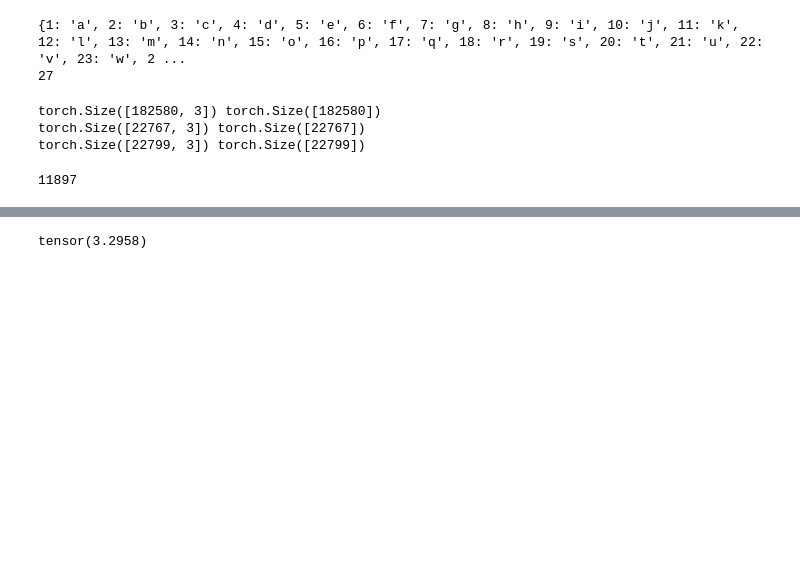
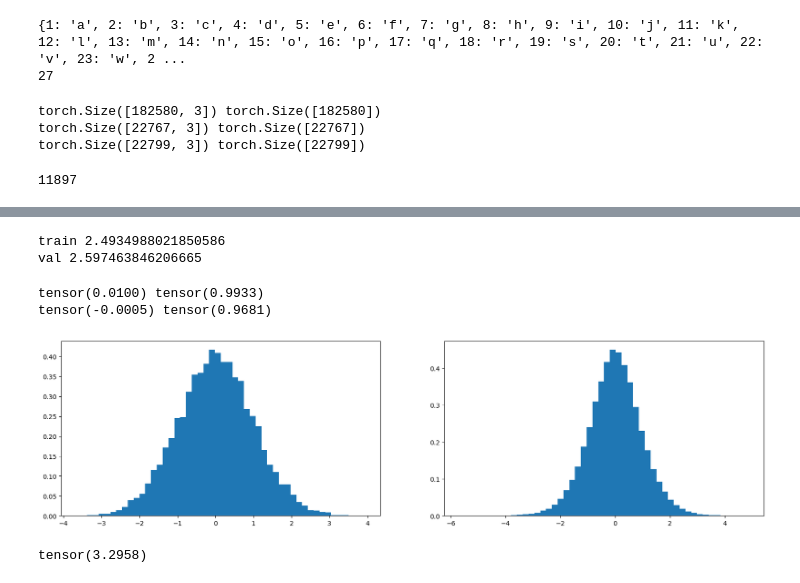
Before and after one commit to lopez-jose/makemore_mlp2, a Jupyter notebook: build_makemore_pt3.ipynb, the cells around one changed output, grey strips where cells are left out. Drawn from its saved outputs; the diff is of its cells as text; code cells hidden in the pictures; blank space fills up the shorter version.

```diff
--- a/build_makemore_pt3.ipynb
+++ b/build_makemore_pt3.ipynb
@@ -161,3 +192,44 @@ plt.show()
+# %%
+@torch.no_grad()  # this decorator disables gradient tracking
+def split_loss(split):
+    x, y = {
+        'train': (Xtr, Ytr),
+        'val': (Xdev, Ydev),
+        'test': (Xte, Yte),
+    }[split]
+    emb = C[x]  # (N, block_size, n_embd)
+    embcat = emb.view(emb.shape[0], -1)  # concat into (N, block_size * n_embd)
+    hpreact = embcat @ W1  # + b1
+    h = torch.tanh(hpreact)  # (N, n_hidden)
+    logits = h @ W2 + b2  # (N, vocab_size)
+    loss = F.cross_entropy(logits, y)
+    print(split, loss.item())
+
+
+split_loss('train')
+split_loss('val')
+# %% [output]
+train 2.4934988021850586
+val 2.597463846206665
+# %%
+x = torch.randn(1000, 10)
+w = torch.randn(10, 200) / 10**0.5
+
+y = x @ w
+print(x.mean(), x.std())
+print(y.mean(), y.std())
+
+plt.figure(figsize=(20, 5))
+plt.subplot(121)
+plt.hist(x.view(-1).tolist(), 50, density=True)
+plt.subplot(122)
+plt.hist(y.view(-1).tolist(), 50, density=True)
+
+plt.show()
+# %% [output]
+tensor(0.0100) tensor(0.9933)
+tensor(-0.0005) tensor(0.9681)
+[figure, added]
 # %%
 -torch.tensor(1/27).log()
 # %% [output]
```
Also changed, not shown: parts of 9 cells of this notebook.
